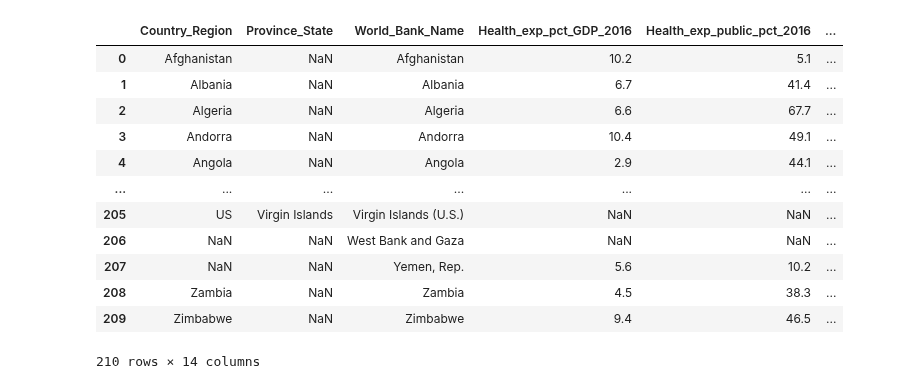
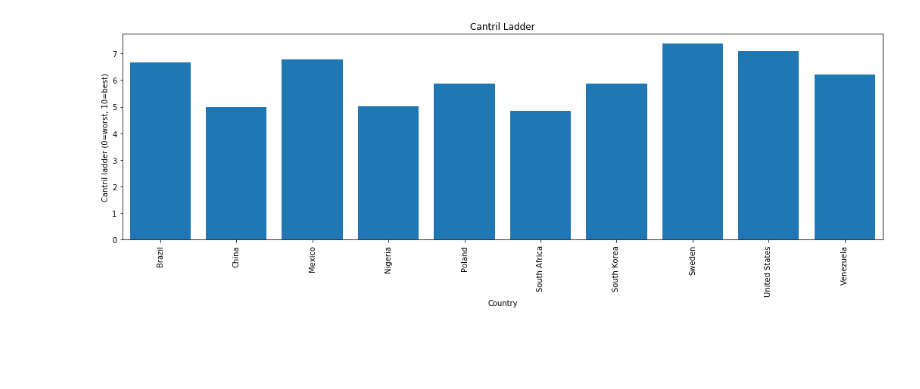
Before and after one commit to JeremyBrent/RUDS_project_1, a Jupyter notebook: Data_analysis.ipynb, the cells around one changed output. Drawn from its saved outputs; the diff is of its cells as text; code cells hidden in the pictures; blank space fills up the shorter version.

Commit message:
began EDA on World Bank and cantril happiness data

```diff
--- a/Data_analysis.ipynb
+++ b/Data_analysis.ipynb
@@ -1 +5,4 @@
+# %%
+# Countries we will analyze
+countries_list = ["United States","Mexico","Venezuela","Brazil","South Africa","Nigeria","Poland","Sweden","China","South Korea"]
 # %%
@@ -7,16 +27,21 @@ data_df = pd.read_csv(filepath)
-# %%
-data_df
-# %% [output]
-|  | Country_Region | Province_State | World_Bank_Name | Health_exp_pct_GDP_2016 | Health_exp_public_pct_2016 | ... |
-| 0 | Afghanistan | NaN | Afghanistan | 10.2 | 5.1 | ... |
-| 1 | Albania | NaN | Albania | 6.7 | 41.4 | ... |
-| 2 | Algeria | NaN | Algeria | 6.6 | 67.7 | ... |
-| 3 | Andorra | NaN | Andorra | 10.4 | 49.1 | ... |
-| 4 | Angola | NaN | Angola | 2.9 | 44.1 | ... |
-| ... | ... | ... | ... | ... | ... | ... |
-| 205 | US | Virgin Islands | Virgin Islands (U.S.) | NaN | NaN | ... |
-| 206 | NaN | NaN | West Bank and Gaza | NaN | NaN | ... |
-| 207 | NaN | NaN | Yemen, Rep. | 5.6 | 10.2 | ... |
-| 208 | Zambia | NaN | Zambia | 4.5 | 38.3 | ... |
-| 209 | Zimbabwe | NaN | Zimbabwe | 9.4 | 46.5 | ... |
-210 rows × 14 columns
+# %%
+#Obtaining and visualizing Cantril Happiness score average per chosen country
+filepath = os.path.join("Data","Life_satisfcation_and_happiness","happiness_cantril_ladder.csv")
+data_df = pd.read_csv(filepath)
+data_df = data_df.rename(columns={"World Happiness Report 2016 (Cantril Ladder (0=worst; 10=best))":"Cantril Ladder(0=worst,10=best)"})
+data_df = data_df.groupby("Entity").mean().reset_index()
+data_df = data_df[data_df.Entity.isin(countries_list)]
+data_df.count()
+
+
+xlocation = [value for value in data_df["Entity"]]
+f, ax = plt.subplots(figsize=(18,5))
+plt.bar(data_df["Entity"],data_df["Cantril Ladder(0=worst,10=best)"])
+plt.xticks(xlocation,data_df["Entity"],rotation=90)
+plt.xlabel("Country")
+plt.ylabel("Cantril ladder (0=worst, 10=best)")
+plt.title("Cantril Ladder")
+plt.xlim(-.5,len(data_df.Entity)-.5)
+plt.show()
+# %% [output]
+[figure, added]
```
Also changed, not shown: parts of 5 cells of this notebook.
